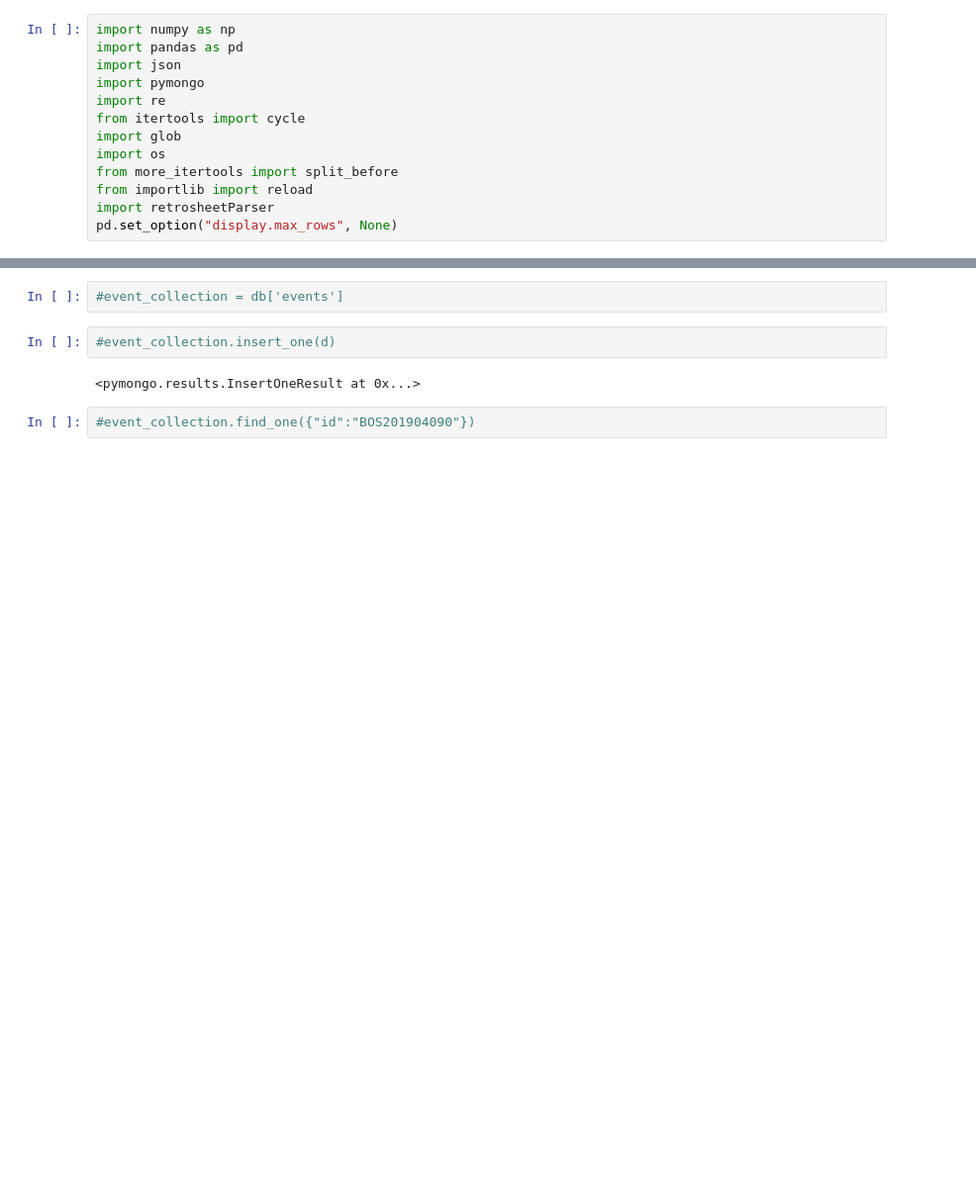
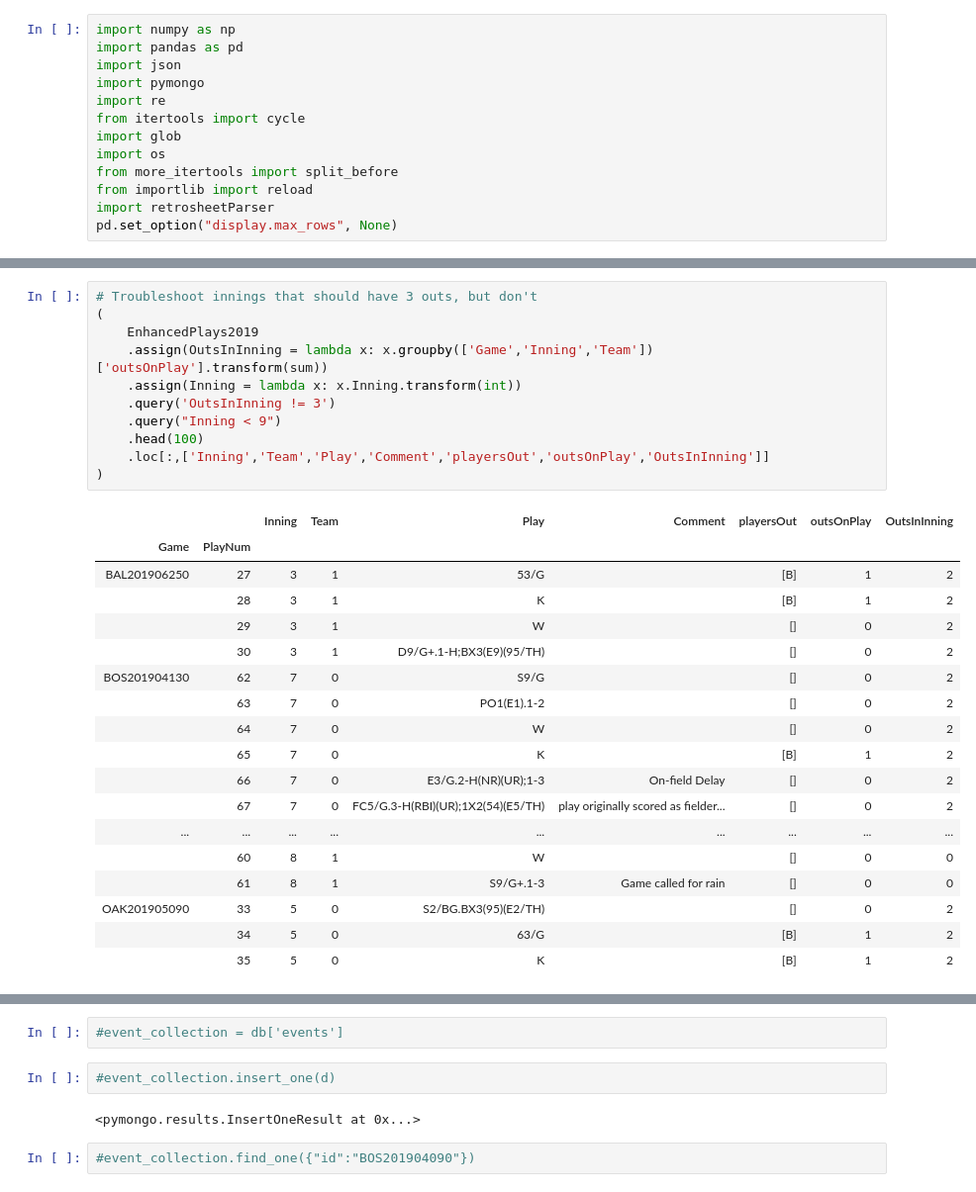
Before and after one commit to Strabes/baseball, a Jupyter notebook: Using Retrosheet Data.ipynb, the cells around one changed output, grey strips where cells are left out. Shown at 99% size. Cells and saved outputs as stored; diff of their text form; blank space fills up the shorter version.

```diff
--- a/Using Retrosheet Data.ipynb
+++ b/Using Retrosheet Data.ipynb
@@ -80 +60,31 @@ TestData = (Plays2019
+# %%
+# Troubleshoot innings that should have 3 outs, but don't
+(
+    EnhancedPlays2019
+    .assign(OutsInInning = lambda x: x.groupby(['Game','Inning','Team'])['outsOnPlay'].transform(sum))
+    .assign(Inning = lambda x: x.Inning.transform(int))
+    .query('OutsInInning != 3')
+    .query("Inning < 9")
+    .head(100)
+    .loc[:,['Inning','Team','Play','Comment','playersOut','outsOnPlay','OutsInInning']]
+)
+# %% [output]
+|  |  | Inning | Team | Play | Comment | playersOut | outsOnPlay | OutsInInning |
+| Game | PlayNum |  |  |  |  |  |  |  |
+| BAL201906250 | 27 | 3 | 1 | 53/G |  | [B] | 1 | 2 |
+|  | 28 | 3 | 1 | K |  | [B] | 1 | 2 |
+|  | 29 | 3 | 1 | W |  | [] | 0 | 2 |
+|  | 30 | 3 | 1 | D9/G+.1-H;BX3(E9)(95/TH) |  | [] | 0 | 2 |
+| BOS201904130 | 62 | 7 | 0 | S9/G |  | [] | 0 | 2 |
+|  | 63 | 7 | 0 | PO1(E1).1-2 |  | [] | 0 | 2 |
+|  | 64 | 7 | 0 | W |  | [] | 0 | 2 |
+|  | 65 | 7 | 0 | K |  | [B] | 1 | 2 |
+|  | 66 | 7 | 0 | E3/G.2-H(NR)(UR);1-3 | On-field Delay | [] | 0 | 2 |
+|  | 67 | 7 | 0 | FC5/G.3-H(RBI)(UR);1X2(54)(E5/TH) | play originally scored as fielder... | [] | 0 | 2 |
+| ... | ... | ... | ... | ... | ... | ... | ... | ... |
+|  | 60 | 8 | 1 | W |  | [] | 0 | 0 |
+|  | 61 | 8 | 1 | S9/G+.1-3 | Game called for rain | [] | 0 | 0 |
+| OAK201905090 | 33 | 5 | 0 | S2/BG.BX3(95)(E2/TH) |  | [] | 0 | 2 |
+|  | 34 | 5 | 0 | 63/G |  | [B] | 1 | 2 |
+|  | 35 | 5 | 0 | K |  | [B] | 1 | 2 |
 # %%
```
Also changed, not shown: parts of 28 cells of this notebook, 1 other file.
